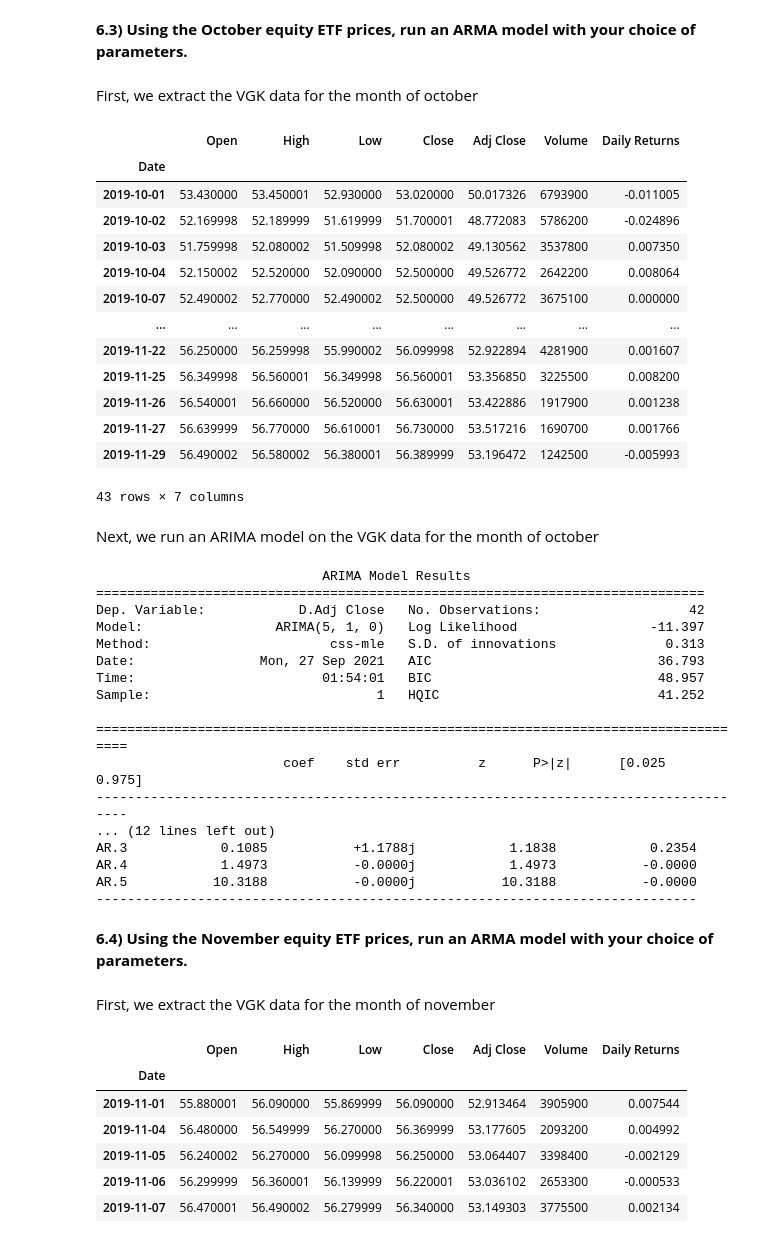
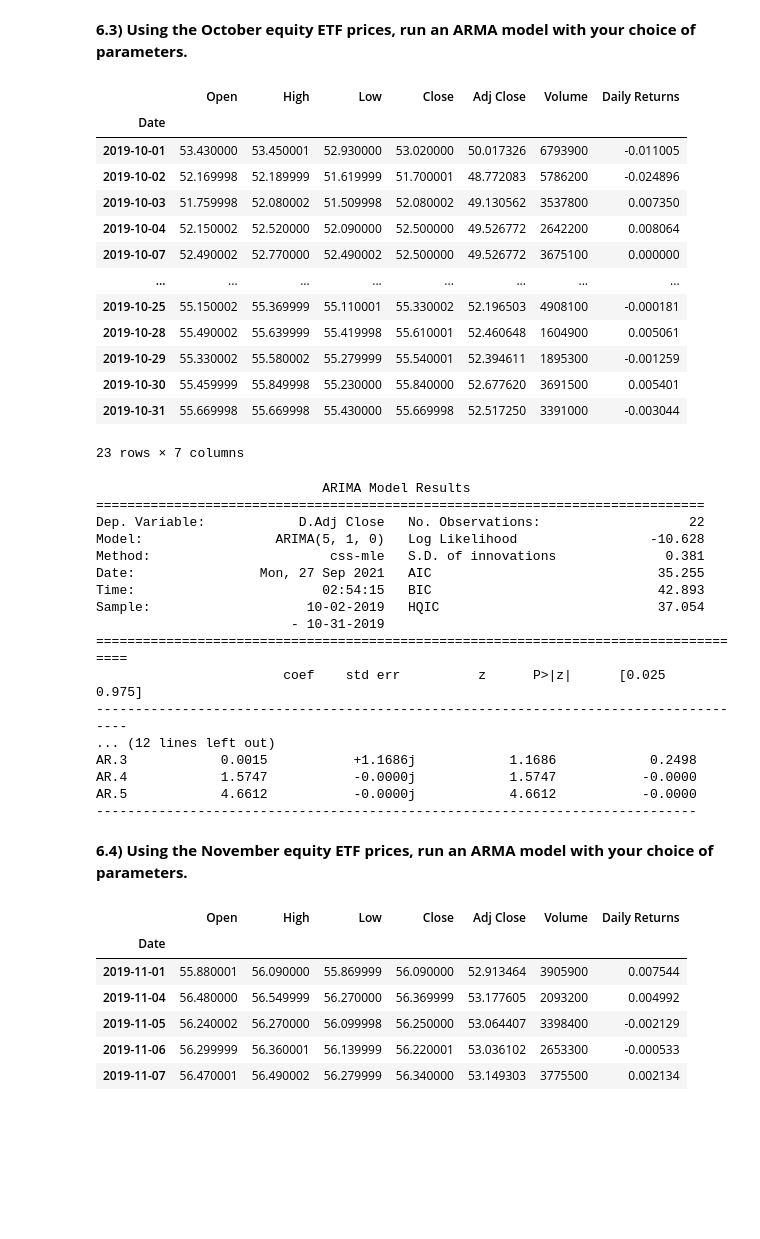
Before and after one commit to rahul-deshmukhpatil/wq, a Jupyter notebook: econometrics/group-work-1/MScFE 610 Econometrics Group Project 1.ipynb, the cells around one changed output. Drawn from its saved outputs; the diff is of its cells as text; code cells hidden in the pictures; blank space fills up the shorter version.

```diff
--- a/econometrics/group-work-1/MScFE 610 Econometrics Group Project 1.ipynb
+++ b/econometrics/group-work-1/MScFE 610 Econometrics Group Project 1.ipynb
@@ -462,57 +460,50 @@ AR.5           -0.6495           +1.2966j            1.4502            0.3239
 -----------------------------------------------------------------------------
 # %% [markdown]
 <b>6.3) Using the October equity ETF prices, run an ARMA model with your choice of parameters.</b>
-# %% [markdown]
-First, we extract the VGK data for the month of october
 # %%
-equity_oct_df = equity_etf_df['2019-10-01':]
+equity_oct_df = equity_etf_df[:'2019-10-31']
 equity_oct_df
 # %% [output]
 |  | Open | High | Low | Close | Adj Close | Volume | Daily Returns |
 | Date |  |  |  |  |  |  |  |
 | 2019-10-01 | 53.430000 | 53.450001 | 52.930000 | 53.020000 | 50.017326 | 6793900 | -0.011005 |
 | 2019-10-02 | 52.169998 | 52.189999 | 51.619999 | 51.700001 | 48.772083 | 5786200 | -0.024896 |
 | 2019-10-03 | 51.759998 | 52.080002 | 51.509998 | 52.080002 | 49.130562 | 3537800 | 0.007350 |
 | 2019-10-04 | 52.150002 | 52.520000 | 52.090000 | 52.500000 | 49.526772 | 2642200 | 0.008064 |
 | 2019-10-07 | 52.490002 | 52.770000 | 52.490002 | 52.500000 | 49.526772 | 3675100 | 0.000000 |
 | ... | ... | ... | ... | ... | ... | ... | ... |
-| 2019-11-22 | 56.250000 | 56.259998 | 55.990002 | 56.099998 | 52.922894 | 4281900 | 0.001607 |
-| 2019-11-25 | 56.349998 | 56.560001 | 56.349998 | 56.560001 | 53.356850 | 3225500 | 0.008200 |
-| 2019-11-26 | 56.540001 | 56.660000 | 56.520000 | 56.630001 | 53.422886 | 1917900 | 0.001238 |
-| 2019-11-27 | 56.639999 | 56.770000 | 56.610001 | 56.730000 | 53.517216 | 1690700 | 0.001766 |
-| 2019-11-29 | 56.490002 | 56.580002 | 56.380001 | 56.389999 | 53.196472 | 1242500 | -0.005993 |
+| 2019-10-25 | 55.150002 | 55.369999 | 55.110001 | 55.330002 | 52.196503 | 4908100 | -0.000181 |
+| 2019-10-28 | 55.490002 | 55.639999 | 55.419998 | 55.610001 | 52.460648 | 1604900 | 0.005061 |
+| 2019-10-29 | 55.330002 | 55.580002 | 55.279999 | 55.540001 | 52.394611 | 1895300 | -0.001259 |
+| 2019-10-30 | 55.459999 | 55.849998 | 55.230000 | 55.840000 | 52.677620 | 3691500 | 0.005401 |
+| 2019-10-31 | 55.669998 | 55.669998 | 55.430000 | 55.669998 | 52.517250 | 3391000 | -0.003044 |
-43 rows × 7 columns
+23 rows × 7 columns
-# %% [markdown]
-Next, we run an ARIMA model on the VGK data for the month of october
 # %%
 from statsmodels.tsa.arima_model import ARIMA
 
-# 5,1,0 ARIMA Model
 model = ARIMA(equity_oct_df['Adj Close'], order=(5,1,0))
 model_fit = model.fit(disp=0)
 print(model_fit.summary())
 # %% [output]
                              ARIMA Model Results
 ==============================================================================
-Dep. Variable:            D.Adj Close   No. Observations:                   42
-Model:                 ARIMA(5, 1, 0)   Log Likelihood                 -11.397
-Method:                       css-mle   S.D. of innovations              0.313
-Date:                Mon, 27 Sep 2021   AIC                             36.793
-Time:                        01:54:01   BIC                             48.957
-Sample:                             1   HQIC                            41.252
-
+Dep. Variable:            D.Adj Close   No. Observations:                   22
+Model:                 ARIMA(5, 1, 0)   Log Likelihood                 -10.628
+Method:                       css-mle   S.D. of innovations              0.381
+Date:                Mon, 27 Sep 2021   AIC                             35.255
+Time:                        02:54:15   BIC                             42.893
+Sample:                    10-02-2019   HQIC                            37.054
+                         - 10-31-2019
 =====================================================================================
                         coef    std err          z      P>|z|      [0.025      0.975]
 -------------------------------------------------------------------------------------
 ... (12 lines left out)
-AR.3            0.1085           +1.1788j            1.1838            0.2354
-AR.4            1.4973           -0.0000j            1.4973           -0.0000
-AR.5           10.3188           -0.0000j           10.3188           -0.0000
+AR.3            0.0015           +1.1686j            1.1686            0.2498
+AR.4            1.5747           -0.0000j            1.5747           -0.0000
+AR.5            4.6612           -0.0000j            4.6612           -0.0000
 -----------------------------------------------------------------------------
 # %% [markdown]
 <b>6.4) Using the November equity ETF prices, run an ARMA model with your choice of parameters.</b>
-# %% [markdown]
-First, we extract the VGK data for the month of november
 # %%
 equity_nov_df = equity_etf_df['2019-11-01':]
 equity_nov_df
```
Also changed, not shown: parts of 50 cells of this notebook.
